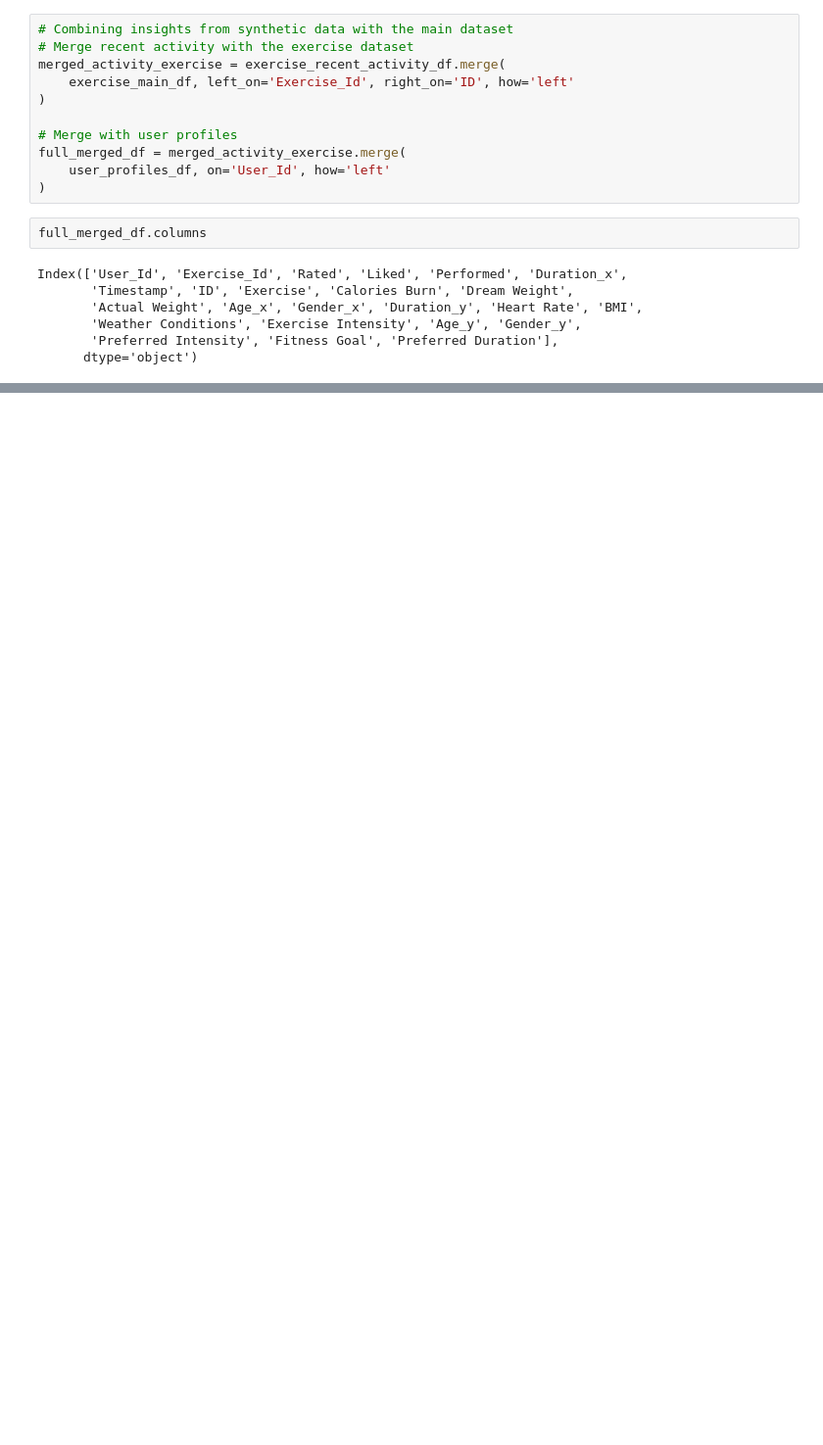
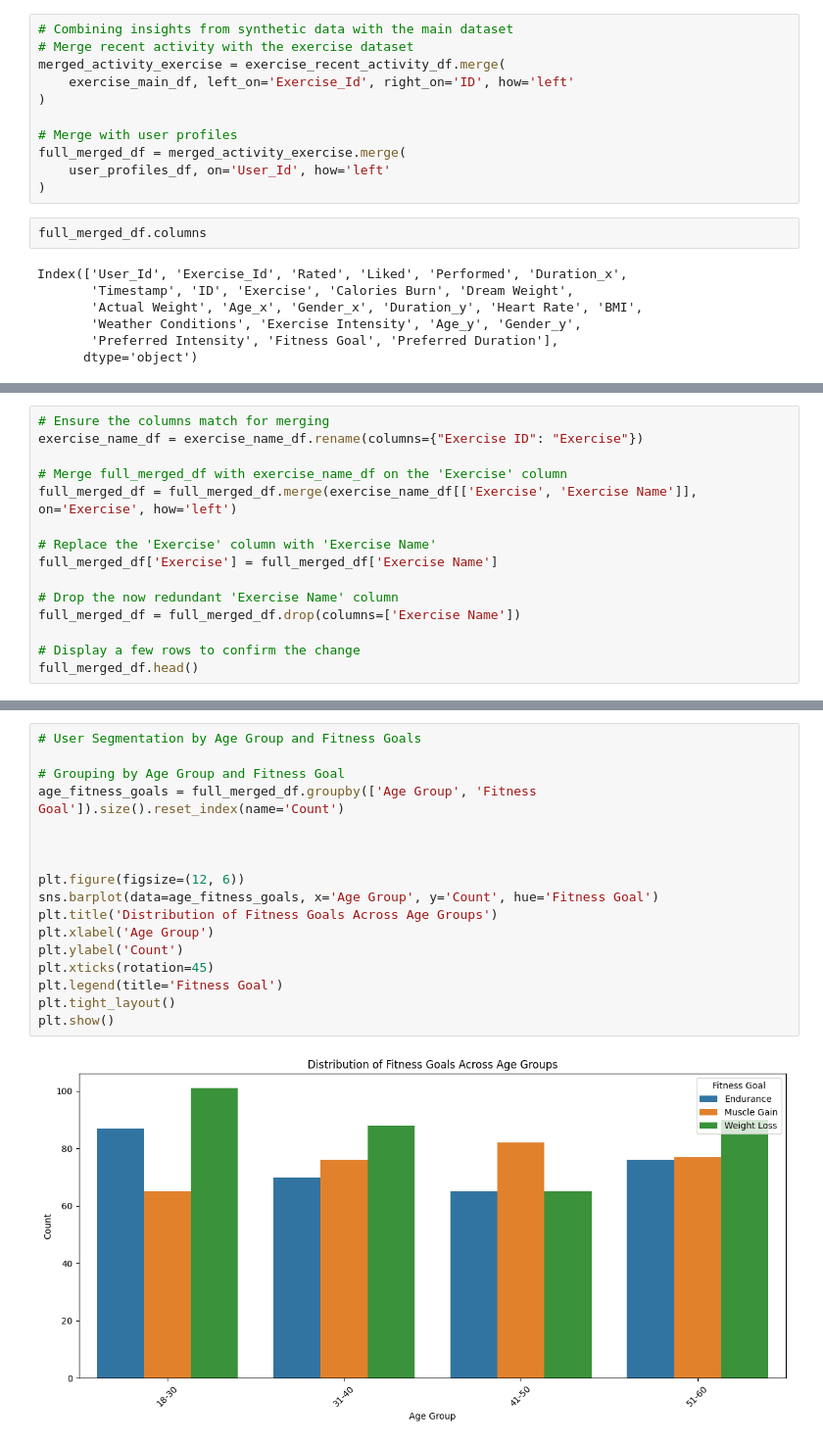
Before and after one commit to VenkatSR-14/nutribuddy, a Jupyter notebook: notebooks/Exercise_dataset_exploration.ipynb, the cells around one changed output, grey strips where cells are left out. Shown at 98% size. Saved outputs shown, nothing was run; the diff lists cells and outputs as text; blank space fills up the shorter version.

```diff
--- a/notebooks/Exercise_dataset_exploration.ipynb
+++ b/notebooks/Exercise_dataset_exploration.ipynb
@@ -444,0 +372,15 @@ Item-Based CF Recommendations for User_1: [125, 392, 388, 316, 179]
+# %%
+# Ensure the columns match for merging
+exercise_name_df = exercise_name_df.rename(columns={"Exercise ID": "Exercise"})
+
+# Merge full_merged_df with exercise_name_df on the 'Exercise' column
+full_merged_df = full_merged_df.merge(exercise_name_df[['Exercise', 'Exercise Name']], on='Exercise', how='left')
+
+# Replace the 'Exercise' column with 'Exercise Name'
+full_merged_df['Exercise'] = full_merged_df['Exercise Name']
+
+# Drop the now redundant 'Exercise Name' column
+full_merged_df = full_merged_df.drop(columns=['Exercise Name'])
+
+# Display a few rows to confirm the change
+full_merged_df.head()
@@ -444,0 +395,19 @@ Item-Based CF Recommendations for User_1: [125, 392, 388, 316, 179]
+# %%
+# User Segmentation by Age Group and Fitness Goals
+
+# Grouping by Age Group and Fitness Goal
+age_fitness_goals = full_merged_df.groupby(['Age Group', 'Fitness Goal']).size().reset_index(name='Count')
+
+
+
+plt.figure(figsize=(12, 6))
+sns.barplot(data=age_fitness_goals, x='Age Group', y='Count', hue='Fitness Goal')
+plt.title('Distribution of Fitness Goals Across Age Groups')
+plt.xlabel('Age Group')
+plt.ylabel('Count')
+plt.xticks(rotation=45)
+plt.legend(title='Fitness Goal')
+plt.tight_layout()
+plt.show()
+# %% [output]
+[figure, added]
```
Also changed, not shown: parts of 56 cells of this notebook, 2 other files.
